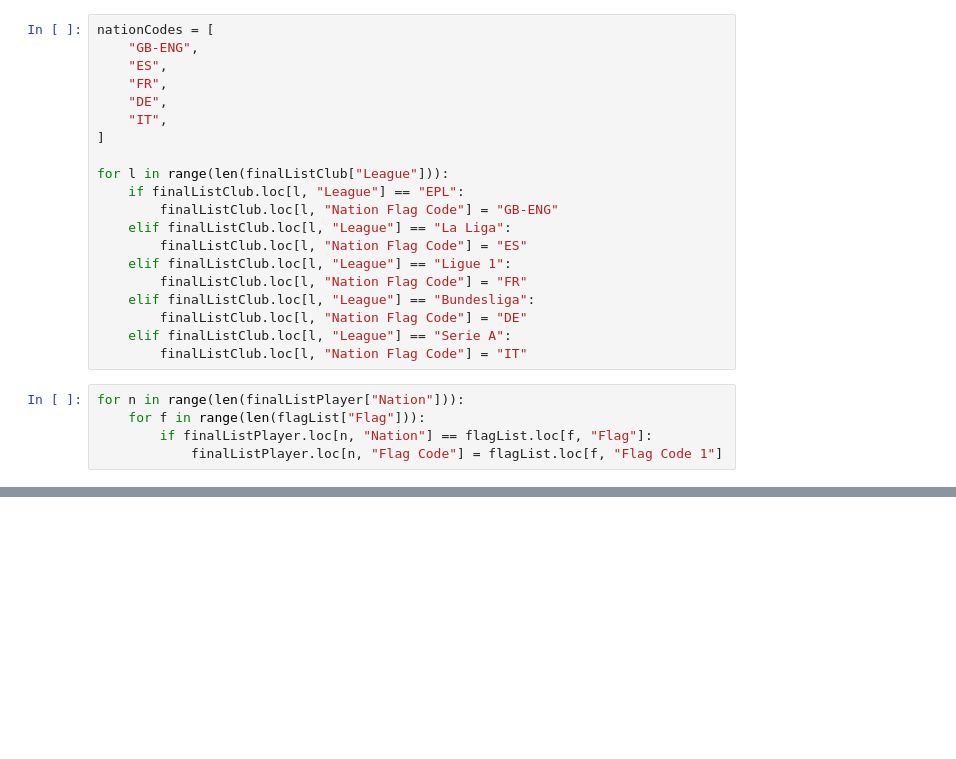
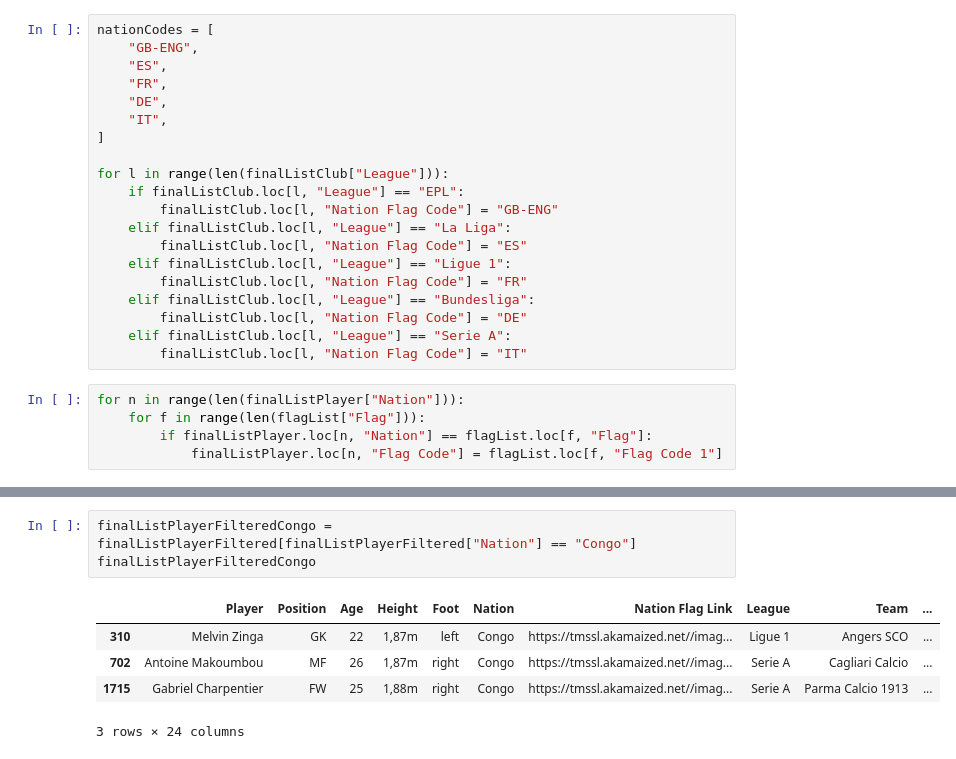
Before and after one commit to kaganberberoglu/The-Score, a Jupyter notebook: db.ipynb, the cells around one changed output, grey strips where cells are left out. Cells and saved outputs as stored; diff of their text form; blank space fills up the shorter version.

```diff
--- a/db.ipynb
+++ b/db.ipynb
@@ -818,0 +786,9 @@ finalListPlayer.to_json('data-player.json', orient='records')
+# %%
+finalListPlayerFilteredCongo = finalListPlayerFiltered[finalListPlayerFiltered["Nation"] == "Congo"]
+finalListPlayerFilteredCongo
+# %% [output]
+|  | Player | Position | Age | Height | Foot | Nation | Nation Flag Link | League | Team | ... |
+| 310 | Melvin Zinga | GK | 22 | 1,87m | left | Congo | https://tmssl.akamaized.net//imag... | Ligue 1 | Angers SCO | ... |
+| 702 | Antoine Makoumbou | MF | 26 | 1,87m | right | Congo | https://tmssl.akamaized.net//imag... | Serie A | Cagliari Calcio | ... |
+| 1715 | Gabriel Charpentier | FW | 25 | 1,88m | right | Congo | https://tmssl.akamaized.net//imag... | Serie A | Parma Calcio 1913 | ... |
+3 rows × 24 columns
```
Also changed, not shown: parts of 27 cells of this notebook, 4 other files.
